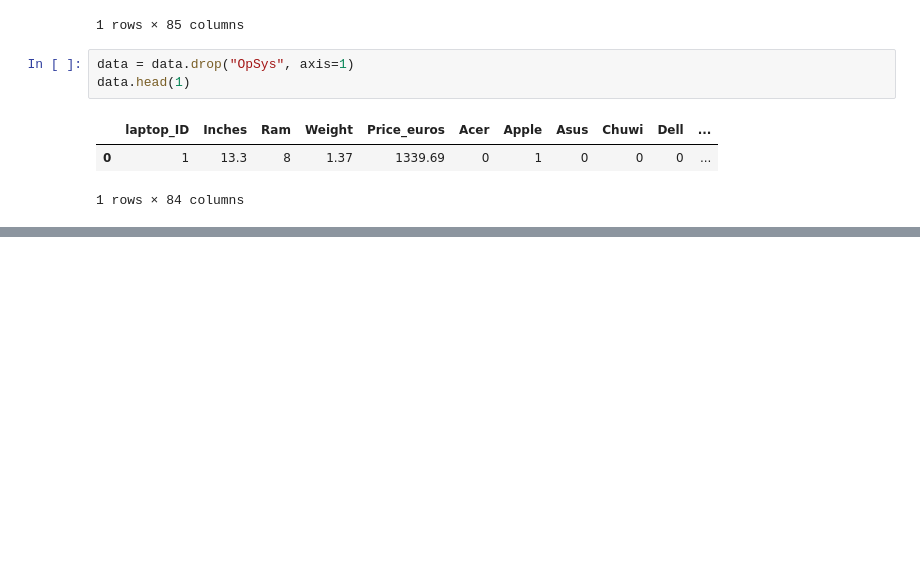
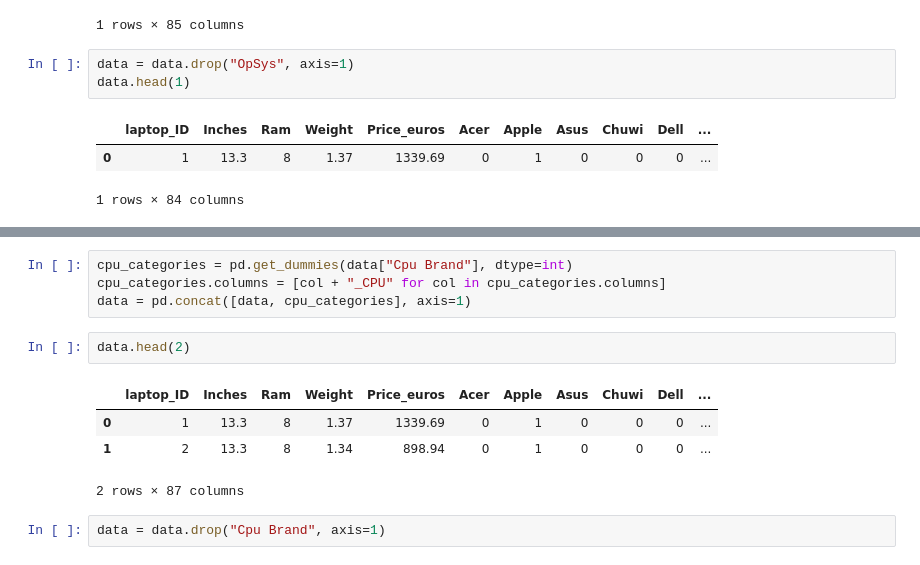
Before and after one commit to kamijoseph/laptop-price-prediction-model, a Jupyter notebook: Laptop_price_predictor.ipynb, the cells around one changed output, grey strips where cells are left out. Saved outputs shown, nothing was run; the diff lists cells and outputs as text; blank space fills up the shorter version.

```diff
--- a/Laptop_price_predictor.ipynb
+++ b/Laptop_price_predictor.ipynb
@@ -280,0 +296,13 @@ data.head(1)
+# %%
+cpu_categories = pd.get_dummies(data["Cpu Brand"], dtype=int)
+cpu_categories.columns = [col + "_CPU" for col in cpu_categories.columns]
+data = pd.concat([data, cpu_categories], axis=1)
+# %%
+data.head(2)
+# %% [output]
+|  | laptop_ID | Inches | Ram | Weight | Price_euros | Acer | Apple | Asus | Chuwi | Dell | ... |
+| 0 | 1 | 13.3 | 8 | 1.37 | 1339.69 | 0 | 1 | 0 | 0 | 0 | ... |
+| 1 | 2 | 13.3 | 8 | 1.34 | 898.94 | 0 | 1 | 0 | 0 | 0 | ... |
+2 rows × 87 columns
+# %%
+data = data.drop("Cpu Brand", axis=1)
```
Also changed, not shown: parts of 6 cells of this notebook.
